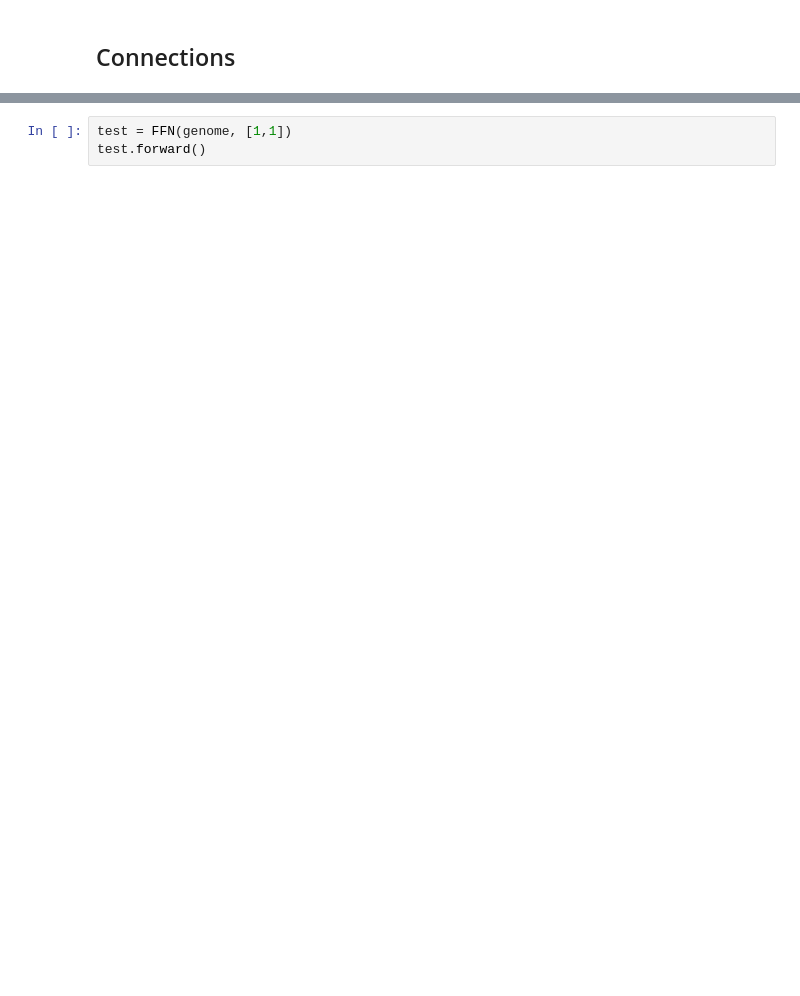
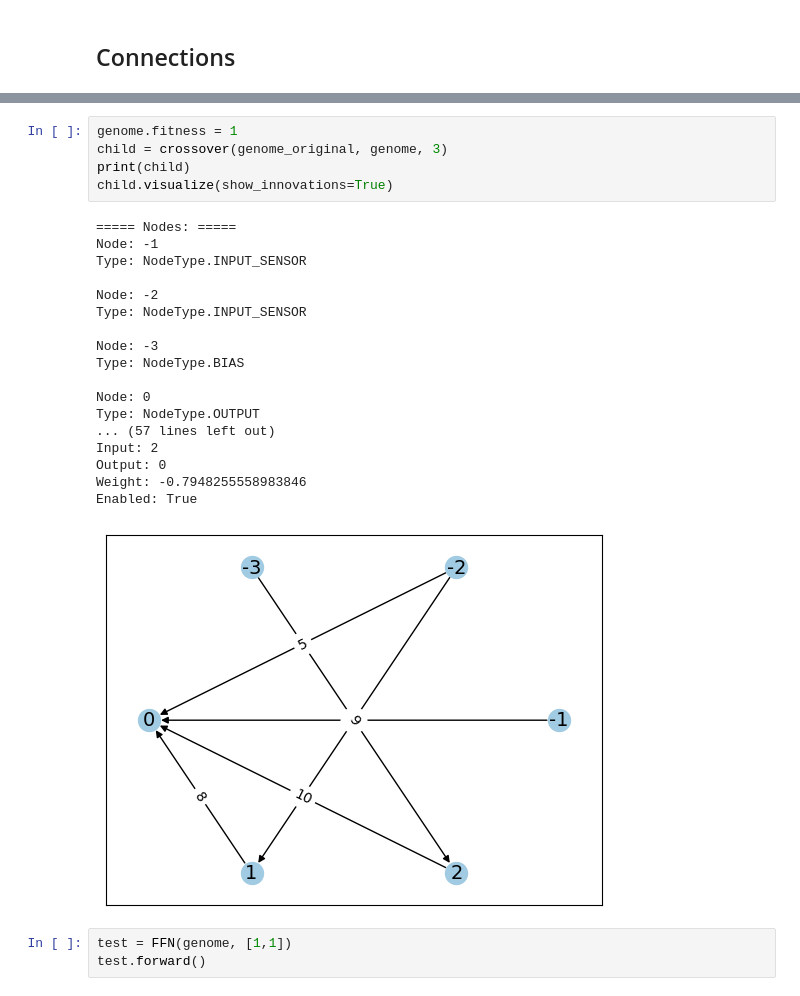
Before and after one commit to dimitrisTim/NEAT_Projekt, a Jupyter notebook: neat_main.ipynb, the cells around one changed output, grey strips where cells are left out. Cells and saved outputs as stored; diff of their text form; blank space fills up the shorter version.

Commit message:
Implement crossover and fix cyclic imports

```diff
--- a/neat_main.ipynb
+++ b/neat_main.ipynb
@@ -87,3 +115,27 @@ Enabled: True
+# %%
+genome.fitness = 1
+child = crossover(genome_original, genome, 3)
+print(child)
+child.visualize(show_innovations=True)
+# %% [output]
+===== Nodes: =====
+Node: -1
+Type: NodeType.INPUT_SENSOR
+
+Node: -2
+Type: NodeType.INPUT_SENSOR
+
+Node: -3
+Type: NodeType.BIAS
+
+Node: 0
+Type: NodeType.OUTPUT
+... (57 lines left out)
+Input: 2
+Output: 0
+Weight: -0.7948255558983846
+Enabled: True
+[figure, added]
 # %%
 test = FFN(genome, [1,1])
 test.forward()
```
Also changed, not shown: parts of 10 cells of this notebook, 4 other files.
